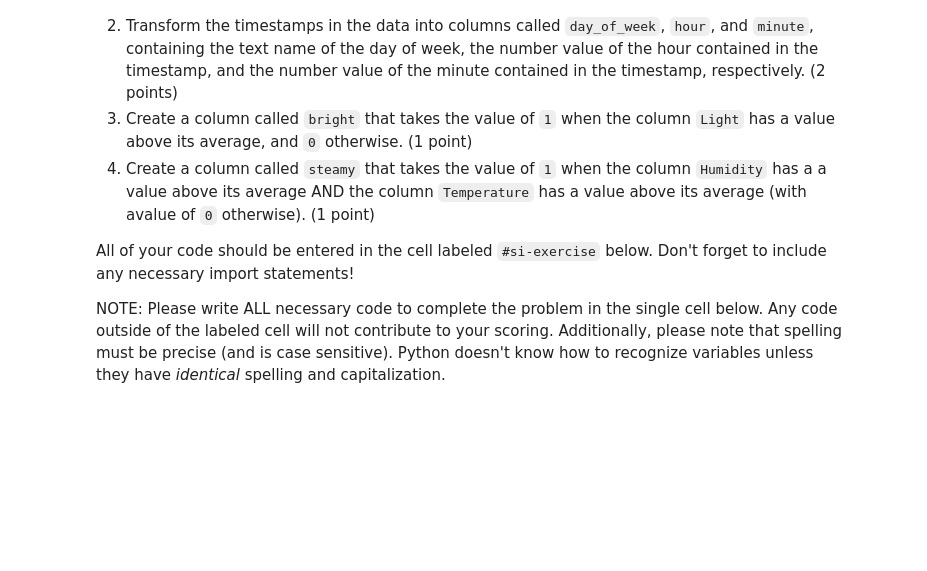
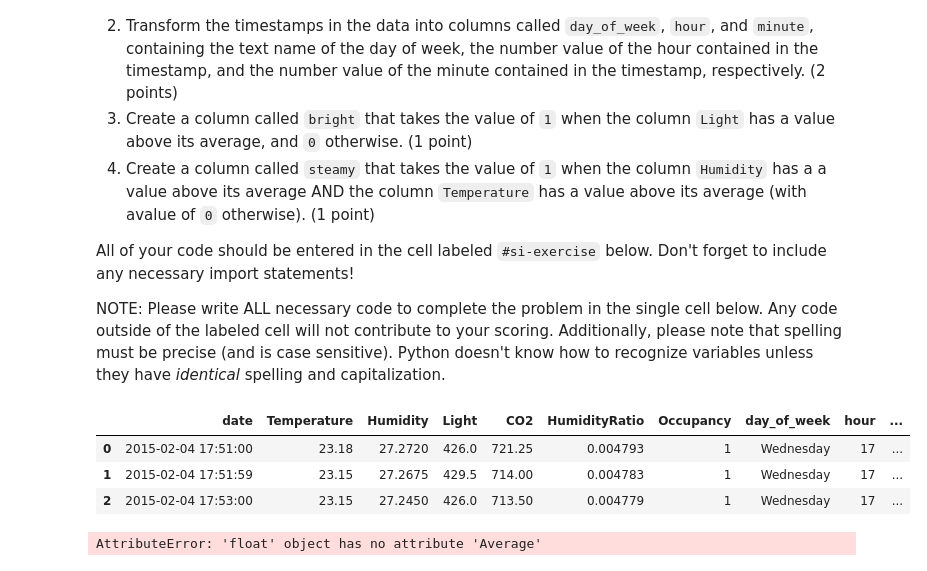
Before and after one commit to sasikumar53465/econ8320-assignment-06, a Jupyter notebook: Lesson.ipynb, the cells around one changed output. Drawn from its saved outputs; the diff is of its cells as text; code cells hidden in the pictures; blank space fills up the shorter version.

```diff
--- a/Lesson.ipynb
+++ b/Lesson.ipynb
@@ -4379,3 +4436,35 @@ All of your code should be entered in the cell labeled `#si-exercise` below. Don
 NOTE: Please write ALL necessary code to complete the problem in the single cell below. Any code outside of the labeled cell will not contribute to your scoring. Additionally, please note that spelling must be precise (and is case sensitive). Python doesn't know how to recognize variables unless they have *identical* spelling and capitalization.
 # %%
 #si-exercise
+import pandas as pd
+import numpy as np
+occupancy = pd.read_csv("https://github.com/dustywhite7/pythonMikkeli/raw/master/exampleData/roomOccupancy.csv")
+occupancy['date'] = pd.to_datetime(occupancy['date'])
+occupancy.dtypes
+occupancy['date'].sample(10)
+occupancy['day_of_week'] = occupancy['date'].dt.day_name()
+occupancy['hour'] = occupancy['date'].dt.hour
+occupancy['minute'] = occupancy['date'].dt.minute
+occupancy['Light'].mean()
+occupancy['bright'] = (occupancy['Light'] > occupancy['Light'].mean()).astype(int)
+occupancy.head(3)
+#occupancy.columns
+# %% [output]
+|  | date | Temperature | Humidity | Light | CO2 | HumidityRatio | Occupancy | day_of_week | hour | ... |
+| 0 | 2015-02-04 17:51:00 | 23.18 | 27.2720 | 426.0 | 721.25 | 0.004793 | 1 | Wednesday | 17 | ... |
+| 1 | 2015-02-04 17:51:59 | 23.15 | 27.2675 | 429.5 | 714.00 | 0.004783 | 1 | Wednesday | 17 | ... |
+| 2 | 2015-02-04 17:53:00 | 23.15 | 27.2450 | 426.0 | 713.50 | 0.004779 | 1 | Wednesday | 17 | ... |
+# %%
+#si-exercise
+import pandas as pd
+occupancy = pd.read_csv("https://github.com/dustywhite7/pythonMikkeli/raw/master/exampleData/roomOccupancy.csv")
+occupancy['date'] = pd.to_datetime(occupancy['date'])
+occupancy.dtypes
+occupancy['date'].sample(10)
+occupancy['day_of_week'] = occupancy['date'].dt.day_name()
+occupancy['hour'] = occupancy['date'].dt.hour
+occupancy['minute'] = occupancy['date'].dt.minute
+occupancy['Light'].mean()
+occupancy['Light'].map(lambda x: x.Average())
+# %% [output]
+AttributeError: 'float' object has no attribute 'Average'
```
Also changed, not shown: parts of 11 cells of this notebook.
